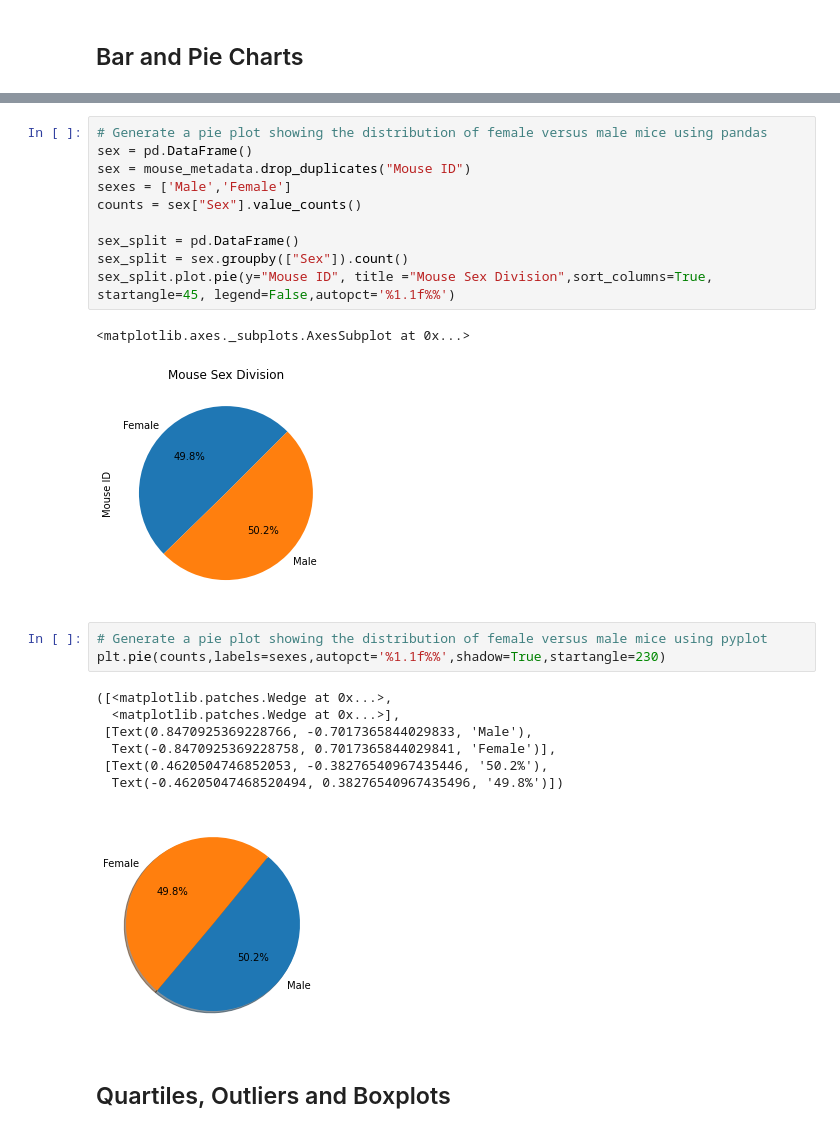
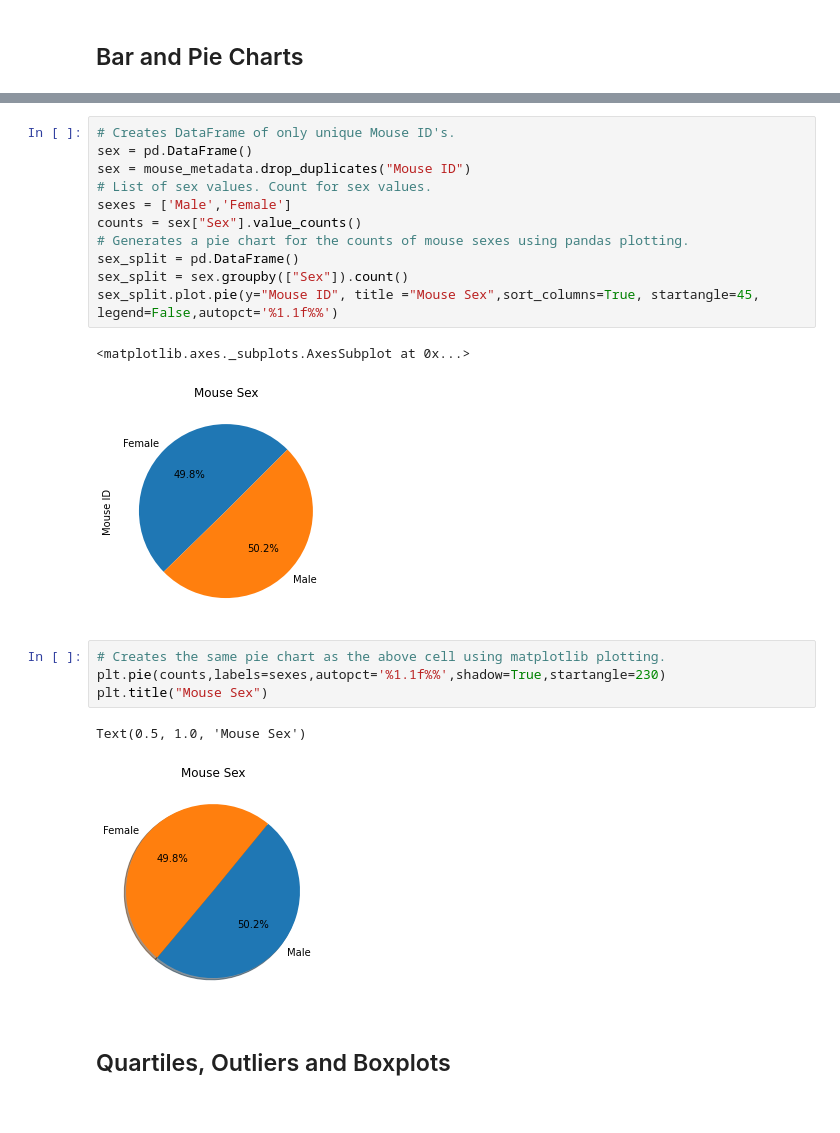
Before and after one commit to jacobdv/mouse-pymaceuticals, a Jupyter notebook: pymaceuticals_starter.ipynb, the cells around one changed output, grey strips where cells are left out. Saved outputs shown, nothing was run; the diff lists cells and outputs as text.

```diff
--- a/pymaceuticals_starter.ipynb
+++ b/pymaceuticals_starter.ipynb
@@ -190,29 +137,26 @@ plt.title("Number of Measurements for Each Drug Regimen")
 Text(0.5, 1.0, 'Number of Measurements for Each Drug Regimen')
 [figure]
 # %%
-# Generate a pie plot showing the distribution of female versus male mice using pandas
+# Creates DataFrame of only unique Mouse ID's.
 sex = pd.DataFrame()
 sex = mouse_metadata.drop_duplicates("Mouse ID")
+# List of sex values. Count for sex values.
 sexes = ['Male','Female']
 counts = sex["Sex"].value_counts()
-
+# Generates a pie chart for the counts of mouse sexes using pandas plotting.
 sex_split = pd.DataFrame()
 sex_split = sex.groupby(["Sex"]).count()
-sex_split.plot.pie(y="Mouse ID", title ="Mouse Sex Division",sort_columns=True, startangle=45, legend=False,autopct='%1.1f%%')
+sex_split.plot.pie(y="Mouse ID", title ="Mouse Sex",sort_columns=True, startangle=45, legend=False,autopct='%1.1f%%')
 # %% [output]
 <matplotlib.axes._subplots.AxesSubplot at 0x...>
-[figure, old version]
+[figure, new version]
 # %%
-# Generate a pie plot showing the distribution of female versus male mice using pyplot
+# Creates the same pie chart as the above cell using matplotlib plotting.
 plt.pie(counts,labels=sexes,autopct='%1.1f%%',shadow=True,startangle=230)
+plt.title("Mouse Sex")
 # %% [output]
-([<matplotlib.patches.Wedge at 0x...>,
-  <matplotlib.patches.Wedge at 0x...>],
- [Text(0.8470925369228766, -0.7017365844029833, 'Male'),
-  Text(-0.8470925369228758, 0.7017365844029841, 'Female')],
- [Text(0.4620504746852053, -0.38276540967435446, '50.2%'),
-  Text(-0.46205047468520494, 0.38276540967435496, '49.8%')])
+Text(0.5, 1.0, 'Mouse Sex')
-[figure, old version]
+[figure, new version]
 # %% [markdown]
 ## Quartiles, Outliers and Boxplots
 # %%
```
Also changed, not shown: parts of 22 cells of this notebook.
